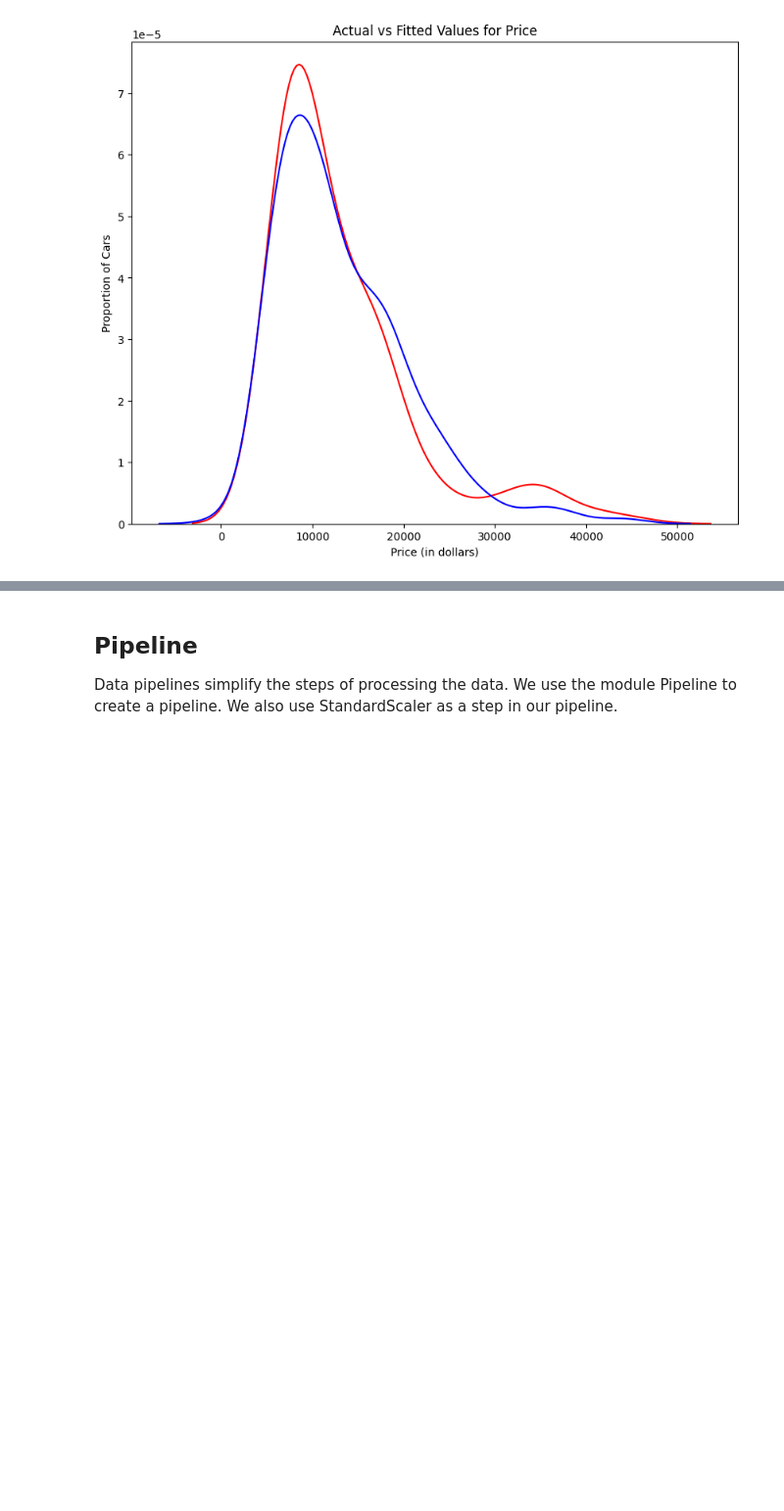
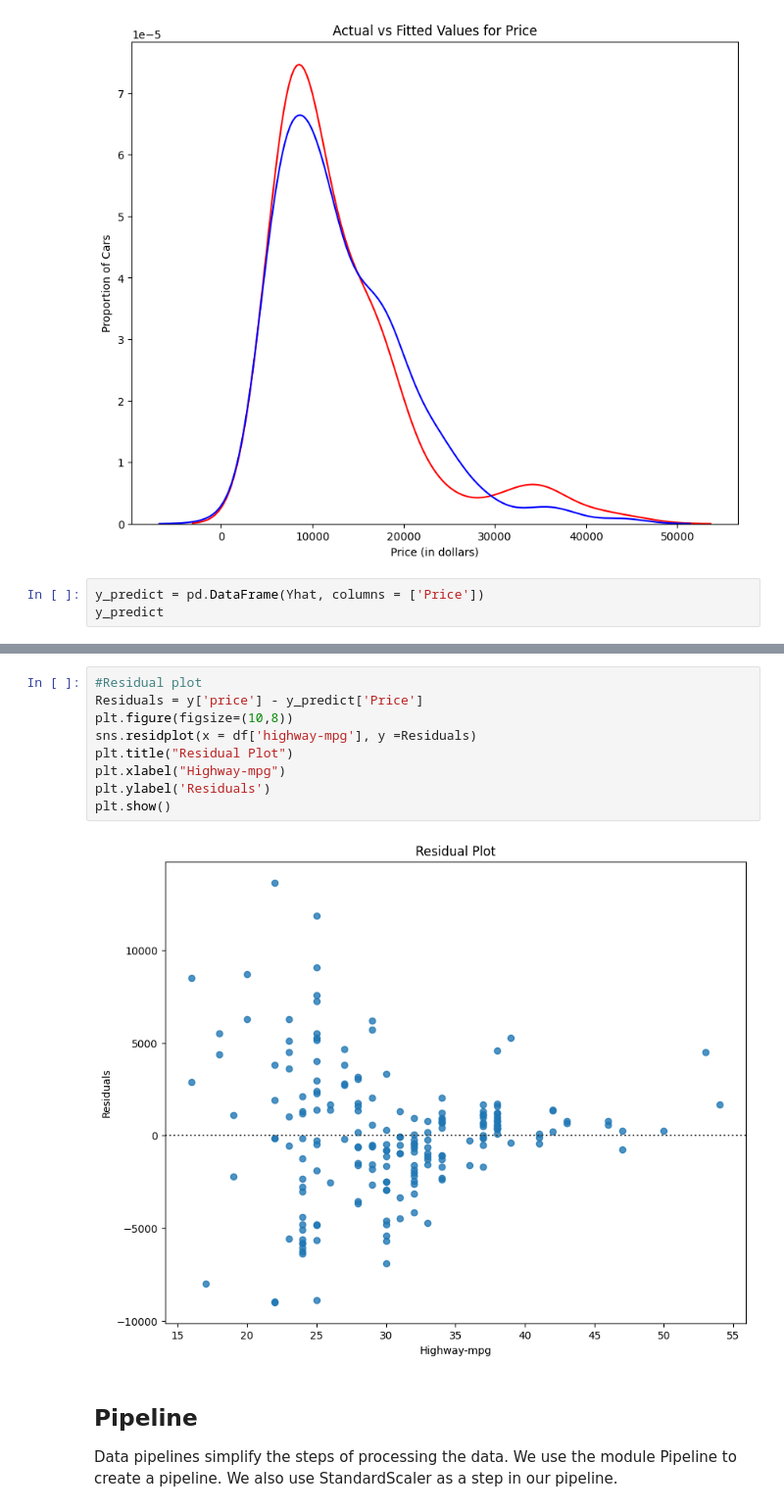
Before and after one commit to grish77/Data_Analysis-Basics, a Jupyter notebook: dataAnalysisUsingPython.ipynb, the cells around one changed output, grey strips where cells are left out. Shown: that part at 98% size. Cells and saved outputs as stored; diff of their text form; blank space fills up the shorter version.

```diff
--- a/dataAnalysisUsingPython.ipynb
+++ b/dataAnalysisUsingPython.ipynb
@@ -657,3 +650,6 @@ https://gist.github.com/mwaskom/de44147ed2974457ad6372750bbe5751
 
   sns.distplot(Yhat, hist=False, color="b", label="Fitted Values" , ax=ax1)
 [figure]
+# %%
+y_predict = pd.DataFrame(Yhat, columns = ['Price'])
+y_predict
@@ -660,3 +670,14 @@ https://gist.github.com/mwaskom/de44147ed2974457ad6372750bbe5751
+# %%
+#Residual plot
+Residuals = y['price'] - y_predict['Price']
+plt.figure(figsize=(10,8))
+sns.residplot(x = df['highway-mpg'], y =Residuals)
+plt.title("Residual Plot")
+plt.xlabel("Highway-mpg")
+plt.ylabel('Residuals')
+plt.show()
+# %% [output]
+[figure, added]
 # %% [markdown]
 ## Pipeline
 Data pipelines simplify the steps of processing the data. We use the module Pipeline to create a pipeline. We also use StandardScaler as a step in our pipeline.
```
Also changed, not shown: parts of 18 cells of this notebook.
